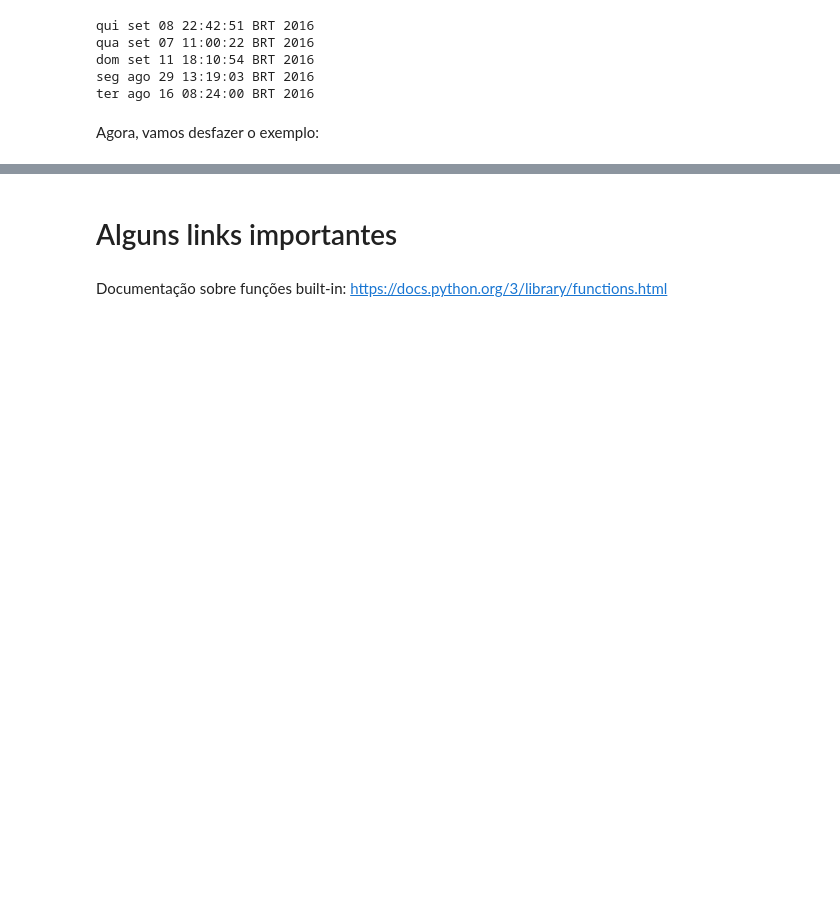
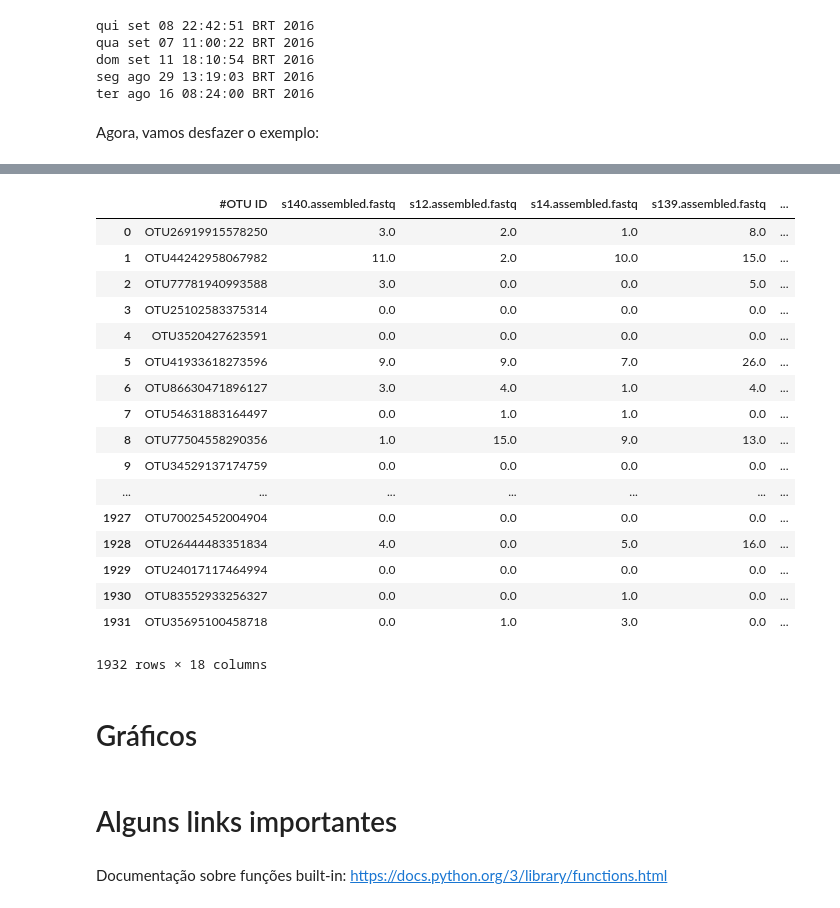
Before and after one commit to melissawm/oceanobiopython, a Jupyter notebook: Notebooks/Aula 3.ipynb, the cells around one changed output, grey strips where cells are left out. Cells and saved outputs as stored; diff of their text form; code cells hidden in the pictures; blank space fills up the shorter version.

```diff
--- a/Notebooks/Aula 3.ipynb
+++ b/Notebooks/Aula 3.ipynb
@@ -110,0 +259,22 @@ os.remove("resumo.txt")
+# %%
+dados = pd.read_csv('../exemplo_4/table_w_tax.txt', delimiter='\t', header=1)
+dados
+# %% [output]
+|  | #OTU ID | s140.assembled.fastq | s12.assembled.fastq | s14.assembled.fastq | s139.assembled.fastq | ... |
+| 0 | OTU26919915578250 | 3.0 | 2.0 | 1.0 | 8.0 | ... |
+| 1 | OTU44242958067982 | 11.0 | 2.0 | 10.0 | 15.0 | ... |
+| 2 | OTU77781940993588 | 3.0 | 0.0 | 0.0 | 5.0 | ... |
+| 3 | OTU25102583375314 | 0.0 | 0.0 | 0.0 | 0.0 | ... |
+| 4 | OTU3520427623591 | 0.0 | 0.0 | 0.0 | 0.0 | ... |
+| 5 | OTU41933618273596 | 9.0 | 9.0 | 7.0 | 26.0 | ... |
+| 6 | OTU86630471896127 | 3.0 | 4.0 | 1.0 | 4.0 | ... |
+| 7 | OTU54631883164497 | 0.0 | 1.0 | 1.0 | 0.0 | ... |
+| 8 | OTU77504558290356 | 1.0 | 15.0 | 9.0 | 13.0 | ... |
+| 9 | OTU34529137174759 | 0.0 | 0.0 | 0.0 | 0.0 | ... |
+| ... | ... | ... | ... | ... | ... | ... |
+| 1927 | OTU70025452004904 | 0.0 | 0.0 | 0.0 | 0.0 | ... |
+| 1928 | OTU26444483351834 | 4.0 | 0.0 | 5.0 | 16.0 | ... |
+| 1929 | OTU24017117464994 | 0.0 | 0.0 | 0.0 | 0.0 | ... |
+| 1930 | OTU83552933256327 | 0.0 | 0.0 | 1.0 | 0.0 | ... |
+| 1931 | OTU35695100458718 | 0.0 | 1.0 | 3.0 | 0.0 | ... |
+1932 rows × 18 columns
@@ -110,0 +283,2 @@ os.remove("resumo.txt")
+# %% [markdown]
+# Gráficos
```
Also changed, not shown: parts of 16 cells of this notebook, 3 other files.
